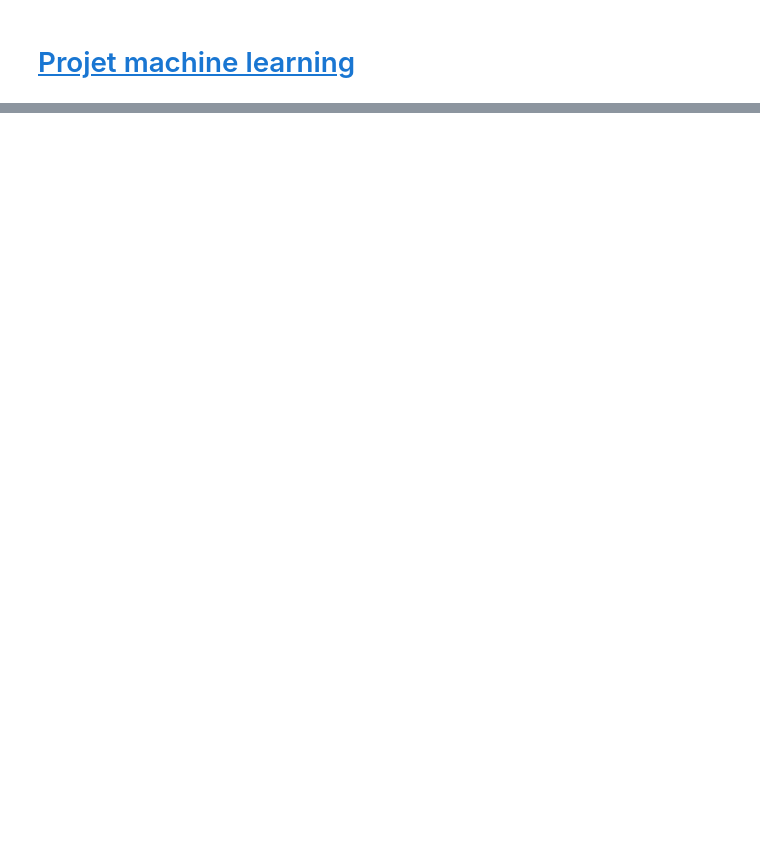
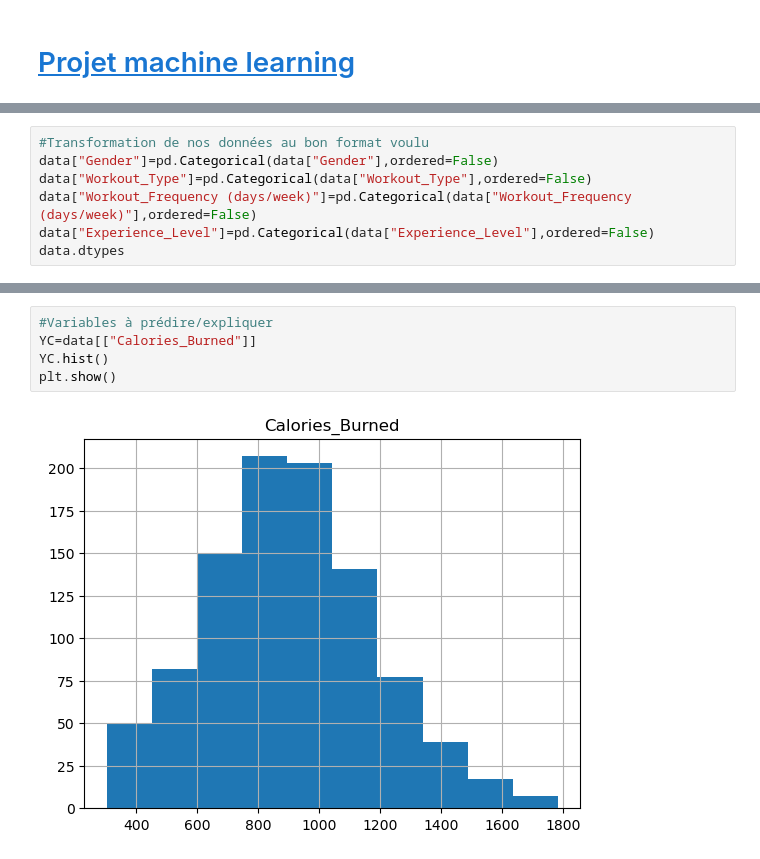
Before and after one commit to Edgar-Neboit/Projet_ML, a Jupyter notebook: Projet_ML_Python.ipynb, the cells around one changed output, grey strips where cells are left out. Cells and saved outputs as stored; diff of their text form; blank space fills up the shorter version.

```diff
--- a/Projet_ML_Python.ipynb
+++ b/Projet_ML_Python.ipynb
@@ -35,0 +53,7 @@ data.head()
+# %%
+#Transformation de nos données au bon format voulu
+data["Gender"]=pd.Categorical(data["Gender"],ordered=False)
+data["Workout_Type"]=pd.Categorical(data["Workout_Type"],ordered=False)
+data["Workout_Frequency (days/week)"]=pd.Categorical(data["Workout_Frequency (days/week)"],ordered=False)
+data["Experience_Level"]=pd.Categorical(data["Experience_Level"],ordered=False)
+data.dtypes
@@ -35,0 +112,7 @@ data.head()
+# %%
+#Variables à prédire/expliquer
+YC=data[["Calories_Burned"]]
+YC.hist()
+plt.show()
+# %% [output]
+[figure, added]
```
Also changed, not shown: parts of 21 cells of this notebook.
